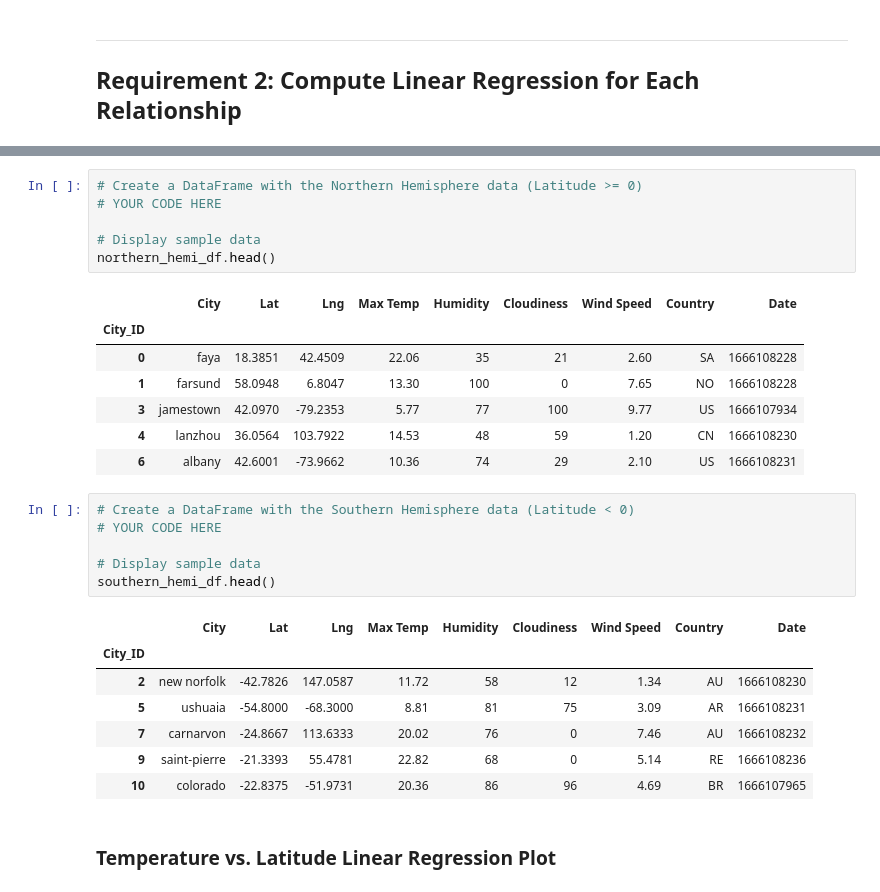
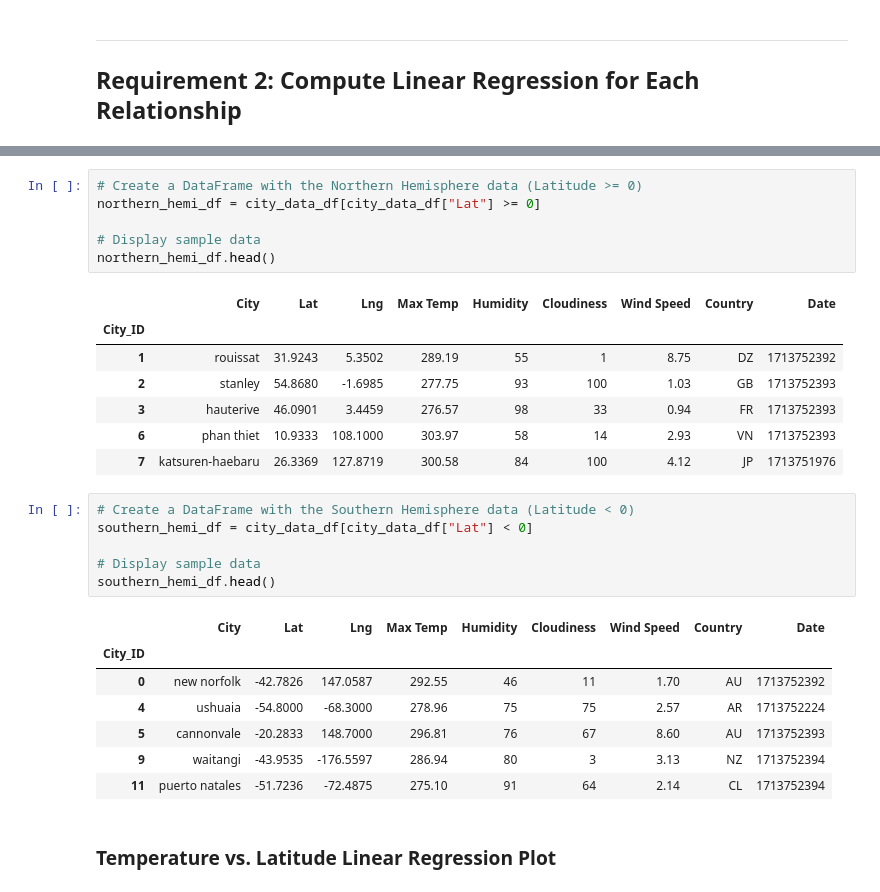
Before and after one commit to mohileAJ/python-api-challenge, a Jupyter notebook: WeatherPy.ipynb, the cells around one changed output, grey strips where cells are left out. Cells and saved outputs as stored; diff of their text form.

```diff
--- a/WeatherPy.ipynb
+++ b/WeatherPy.ipynb
@@ -261,30 +277,30 @@ plt.show()
 # %%
 # Create a DataFrame with the Northern Hemisphere data (Latitude >= 0)
-# YOUR CODE HERE
+northern_hemi_df = city_data_df[city_data_df["Lat"] >= 0]
 
 # Display sample data
 northern_hemi_df.head()
 # %% [output]
 |  | City | Lat | Lng | Max Temp | Humidity | Cloudiness | Wind Speed | Country | Date |
 | City_ID |  |  |  |  |  |  |  |  |  |
-| 0 | faya | 18.3851 | 42.4509 | 22.06 | 35 | 21 | 2.60 | SA | 1666108228 |
-| 1 | farsund | 58.0948 | 6.8047 | 13.30 | 100 | 0 | 7.65 | NO | 1666108228 |
-| 3 | jamestown | 42.0970 | -79.2353 | 5.77 | 77 | 100 | 9.77 | US | 1666107934 |
-| 4 | lanzhou | 36.0564 | 103.7922 | 14.53 | 48 | 59 | 1.20 | CN | 1666108230 |
-| 6 | albany | 42.6001 | -73.9662 | 10.36 | 74 | 29 | 2.10 | US | 1666108231 |
+| 1 | rouissat | 31.9243 | 5.3502 | 289.19 | 55 | 1 | 8.75 | DZ | 1713752392 |
+| 2 | stanley | 54.8680 | -1.6985 | 277.75 | 93 | 100 | 1.03 | GB | 1713752393 |
+| 3 | hauterive | 46.0901 | 3.4459 | 276.57 | 98 | 33 | 0.94 | FR | 1713752393 |
+| 6 | phan thiet | 10.9333 | 108.1000 | 303.97 | 58 | 14 | 2.93 | VN | 1713752393 |
+| 7 | katsuren-haebaru | 26.3369 | 127.8719 | 300.58 | 84 | 100 | 4.12 | JP | 1713751976 |
 # %%
 # Create a DataFrame with the Southern Hemisphere data (Latitude < 0)
-# YOUR CODE HERE
+southern_hemi_df = city_data_df[city_data_df["Lat"] < 0]
 
 # Display sample data
 southern_hemi_df.head()
 # %% [output]
 |  | City | Lat | Lng | Max Temp | Humidity | Cloudiness | Wind Speed | Country | Date |
 | City_ID |  |  |  |  |  |  |  |  |  |
-| 2 | new norfolk | -42.7826 | 147.0587 | 11.72 | 58 | 12 | 1.34 | AU | 1666108230 |
-| 5 | ushuaia | -54.8000 | -68.3000 | 8.81 | 81 | 75 | 3.09 | AR | 1666108231 |
-| 7 | carnarvon | -24.8667 | 113.6333 | 20.02 | 76 | 0 | 7.46 | AU | 1666108232 |
-| 9 | saint-pierre | -21.3393 | 55.4781 | 22.82 | 68 | 0 | 5.14 | RE | 1666108236 |
-| 10 | colorado | -22.8375 | -51.9731 | 20.36 | 86 | 96 | 4.69 | BR | 1666107965 |
+| 0 | new norfolk | -42.7826 | 147.0587 | 292.55 | 46 | 11 | 1.70 | AU | 1713752392 |
+| 4 | ushuaia | -54.8000 | -68.3000 | 278.96 | 75 | 75 | 2.57 | AR | 1713752224 |
+| 5 | cannonvale | -20.2833 | 148.7000 | 296.81 | 76 | 67 | 8.60 | AU | 1713752393 |
+| 9 | waitangi | -43.9535 | -176.5597 | 286.94 | 80 | 3 | 3.13 | NZ | 1713752394 |
+| 11 | puerto natales | -51.7236 | -72.4875 | 275.10 | 91 | 64 | 2.14 | CL | 1713752394 |
 # %% [markdown]
 ###  Temperature vs. Latitude Linear Regression Plot
```
Also changed, not shown: parts of 27 cells of this notebook, 5 other files.
